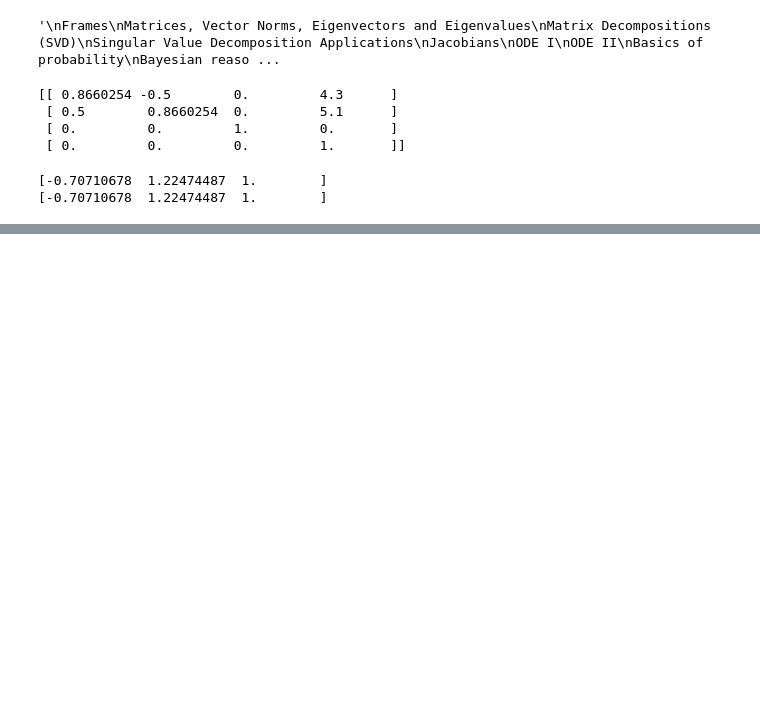
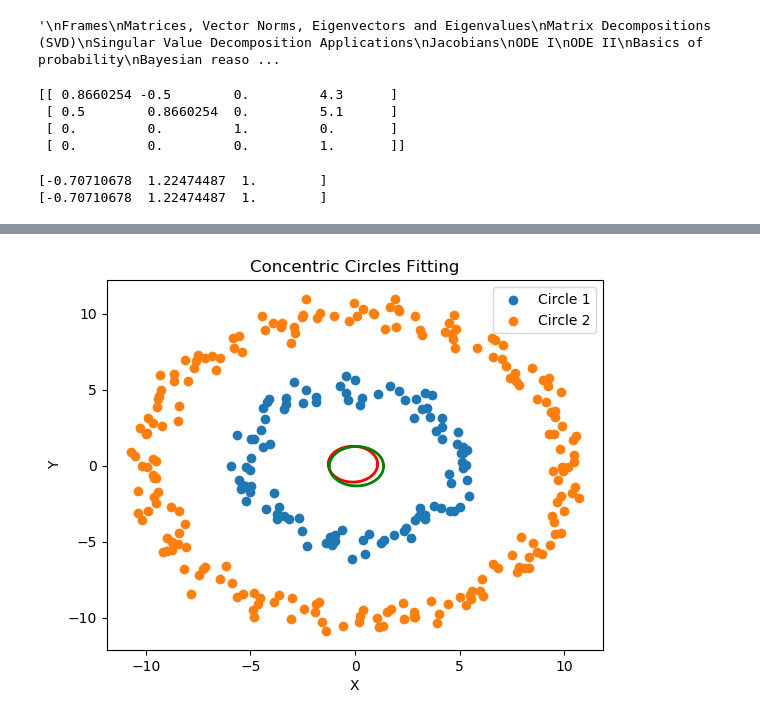
Before and after one commit to Shaxpy/MAS, a Jupyter notebook: Complete_MRC.ipynb, the cells around one changed output, grey strips where cells are left out. Drawn from its saved outputs; the diff is of its cells as text; code cells hidden in the pictures; blank space fills up the shorter version.

```diff
--- a/Complete_MRC.ipynb
+++ b/Complete_MRC.ipynb
@@ -63,0 +111,66 @@ print(p_b)
+# %%
+import numpy as np
+import matplotlib.pyplot as plt
+
+def fit_circle(X, Y, radius):
+    # Generate an array of angles from 0 to 2*pi
+    theta = np.linspace(0., 2 * np.pi, 100)
+
+    # Construct the matrix A with columns X, Y, and a column of ones
+    A = np.hstack((X[np.newaxis].T, Y[np.newaxis].T, np.ones((len(X), 1))))
+
+    # Construct the matrix B as the sum of squared X and Y coordinates
+    B = (X**2 + Y**2 - radius**2)[np.newaxis].T
+
+    # Compute the pseudo-inverse of A
+    pseudo_inverse = np.linalg.pinv(A)
+
+    # Multiply the pseudo-inverse with B to obtain the result
+    result = pseudo_inverse @ B
+
+    # Extract the parameters of the circle: a, b, and the radius
+    a = result[0] / 2.
+    b = result[1] / 2.
+    radius = np.sqrt(result[2] + a**2 + b**2)
+
+    # Generate new x-coordinates of points on the fitted circle
+    x_new = a + radius * np.cos(theta)
+
+    # Generate new y-coordinates of points on the fitted circle
+    y_new = b + radius * np.sin(theta)
+
+    # Return the new x and y coordinates
+    return x_new, y_new
+
+# Generate sample data for two concentric circles
+radius1 = 5
+radius2 = 10
+theta1 = np.linspace(0, 2 * np.pi, 100)
+theta2 = np.linspace(0, 2 * np.pi, 200)
+x1 = radius1 * np.cos(theta1) + np.random.normal(0, 0.5, 100)
+y1 = radius1 * np.sin(theta1) + np.random.normal(0, 0.5, 100)
+x2 = radius2 * np.cos(theta2) + np.random.normal(0, 0.5, 200)
+y2 = radius2 * np.sin(theta2) + np.random.normal(0, 0.5, 200)
+
+# Create a scatter plot of the original points
+plt.scatter(x1, y1, label='Circle 1')
+plt.scatter(x2, y2, label='Circle 2')
+
+# Fit and plot the first circle
+x1_new, y1_new = fit_circle(x1, y1, radius1)
+plt.plot(x1_new, y1_new, color='r', linewidth=2)
+
+# Fit and plot the second circle
+x2_new, y2_new = fit_circle(x2, y2, radius2)
+plt.plot(x2_new, y2_new, color='g', linewidth=2)
+
+# Set plot title and labels
+plt.title('Concentric Circles Fitting')
+plt.xlabel('X')
+plt.ylabel('Y')
+plt.legend()
+
+# Display the plot
+plt.show()
+# %% [output]
+[figure, added]
```
Also changed, not shown: parts of 4 cells of this notebook, 9 other files.
